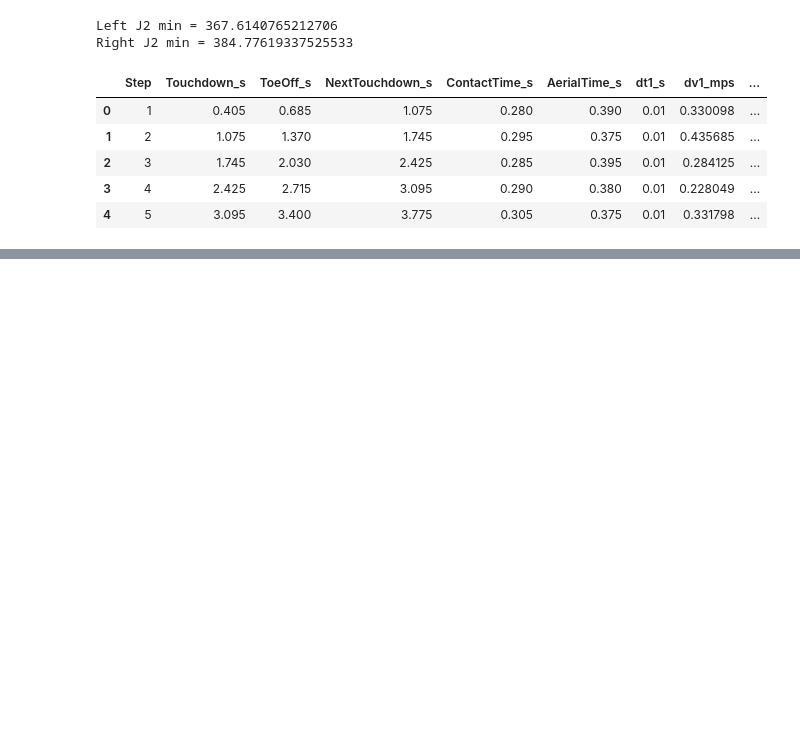
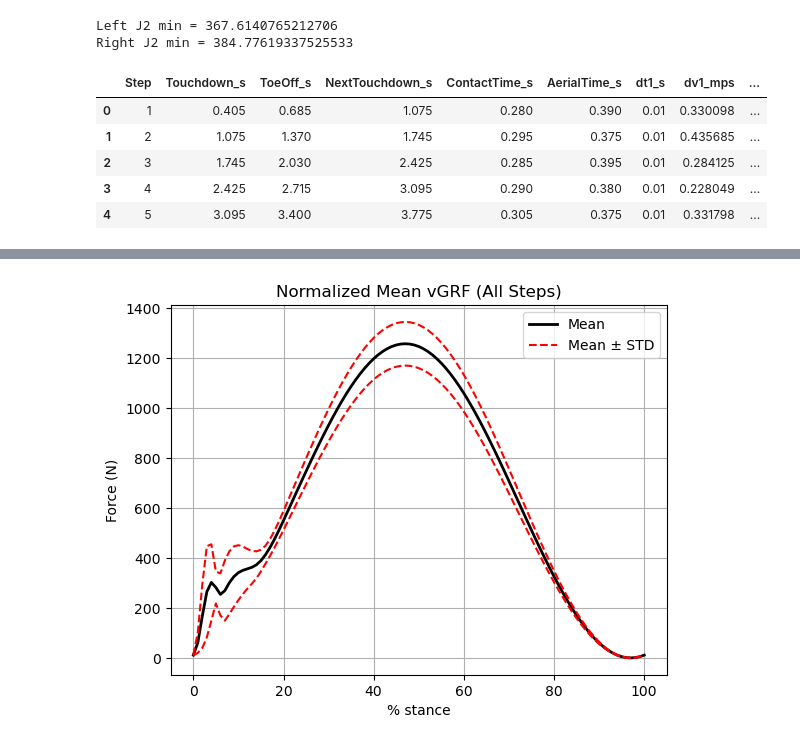
Before and after one commit to arjungpp/GRF_Estimation, a Jupyter notebook: grf_estimation.ipynb, the cells around one changed output, grey strips where cells are left out. Drawn from its saved outputs; the diff is of its cells as text; code cells hidden in the pictures; blank space fills up the shorter version.

```diff
--- a/grf_estimation.ipynb
+++ b/grf_estimation.ipynb
@@ -291,0 +433,13 @@ Right J2 min = 384.77619337525533
+# %%
+x = np.linspace(0, 100, 101)
+
+mean_norm_vgrf = GRF_norm_mat.mean(axis=1)
+std_norm_vgrf = GRF_norm_mat.std(axis=1, ddof=0)
+
+T_norm_curve = pd.DataFrame({
+    "Percent_Stance": x,
+    "Mean_vGRF_N": mean_norm_vgrf,
+    "STD_vGRF_N": std_norm_vgrf
+})
+
+T_norm_curve.head(10)
@@ -291,0 +458,15 @@ Right J2 min = 384.77619337525533
+# %%
+plt.figure()
+
+plt.plot(x, mean_norm_vgrf, 'k', linewidth=2, label='Mean')
+plt.plot(x, mean_norm_vgrf + std_norm_vgrf, '--r', label='Mean ± STD')
+plt.plot(x, mean_norm_vgrf - std_norm_vgrf, '--r')
+
+plt.xlabel('% stance')
+plt.ylabel('Force (N)')
+plt.title('Normalized Mean vGRF (All Steps)')
+plt.legend()
+plt.grid(True)
+plt.show()
+# %% [output]
+[figure, added]
```
Also changed, not shown: parts of 73 cells of this notebook, 17 other files.
